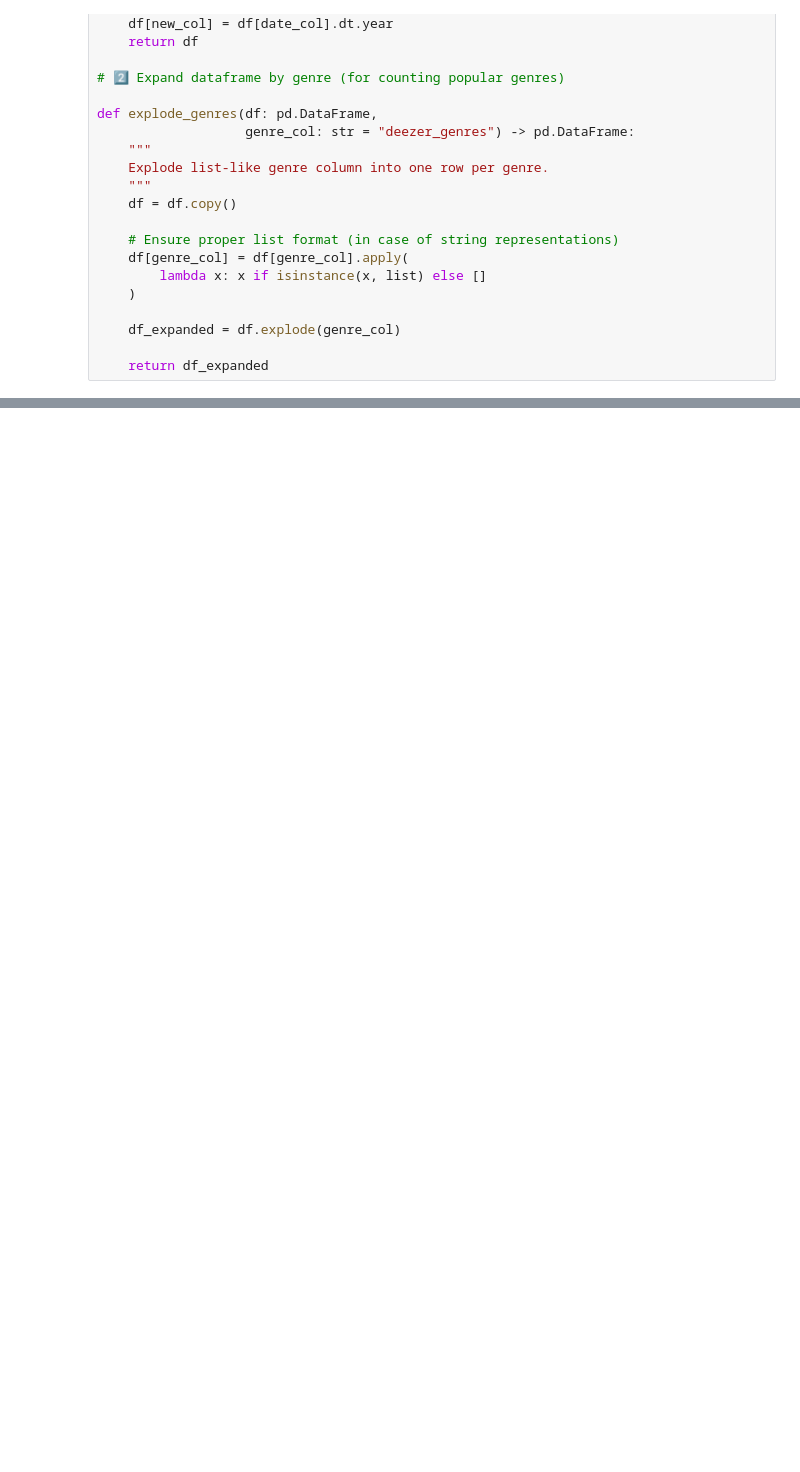
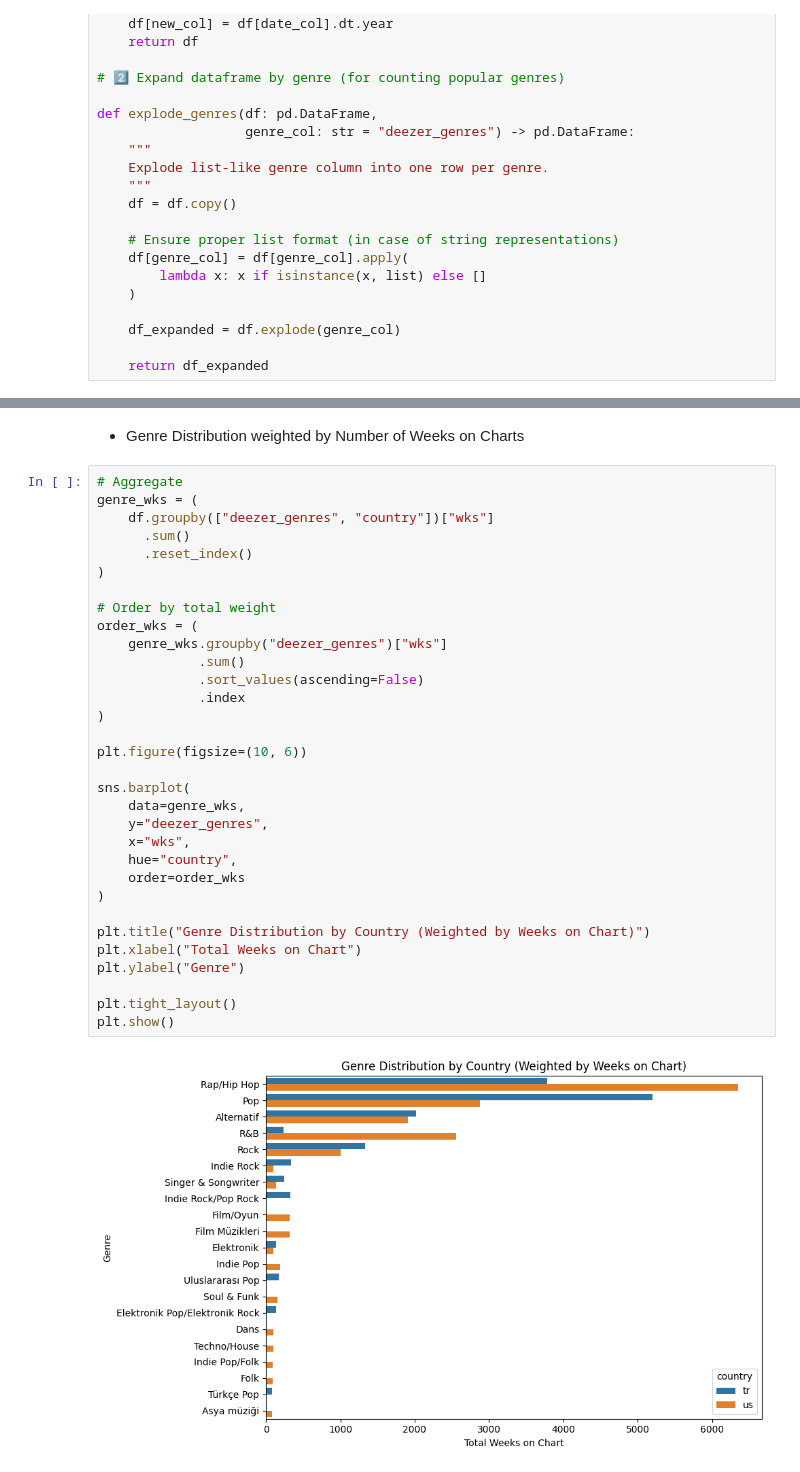
Before and after one commit to recepgul82/music-digital-methods, a Jupyter notebook: weeks/week02.ipynb, the cells around one changed output, grey strips where cells are left out. Saved outputs shown, nothing was run; the diff lists cells and outputs as text; blank space fills up the shorter version.

```diff
--- a/weeks/week02.ipynb
+++ b/weeks/week02.ipynb
@@ -494,0 +495,36 @@ plt.show()
+# %% [markdown]
+- Genre Distribution weighted by Number of Weeks on Charts
+# %%
+# Aggregate
+genre_wks = (
+    df.groupby(["deezer_genres", "country"])["wks"]
+      .sum()
+      .reset_index()
+)
+
+# Order by total weight
+order_wks = (
+    genre_wks.groupby("deezer_genres")["wks"]
+             .sum()
+             .sort_values(ascending=False)
+             .index
+)
+
+plt.figure(figsize=(10, 6))
+
+sns.barplot(
+    data=genre_wks,
+    y="deezer_genres",
+    x="wks",
+    hue="country",
+    order=order_wks
+)
+
+plt.title("Genre Distribution by Country (Weighted by Weeks on Chart)")
+plt.xlabel("Total Weeks on Chart")
+plt.ylabel("Genre")
+
+plt.tight_layout()
+plt.show()
+# %% [output]
+[figure, added]
```
Also changed, not shown: parts of 9 cells of this notebook, 1 other file.
